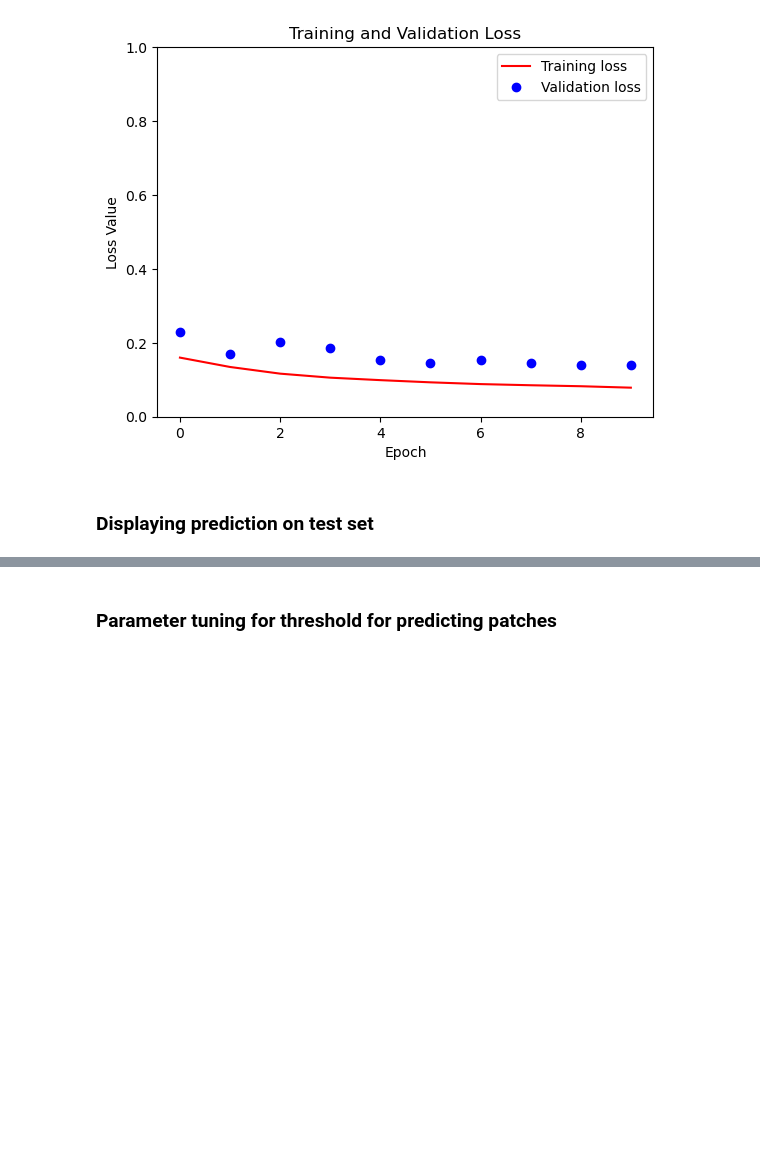
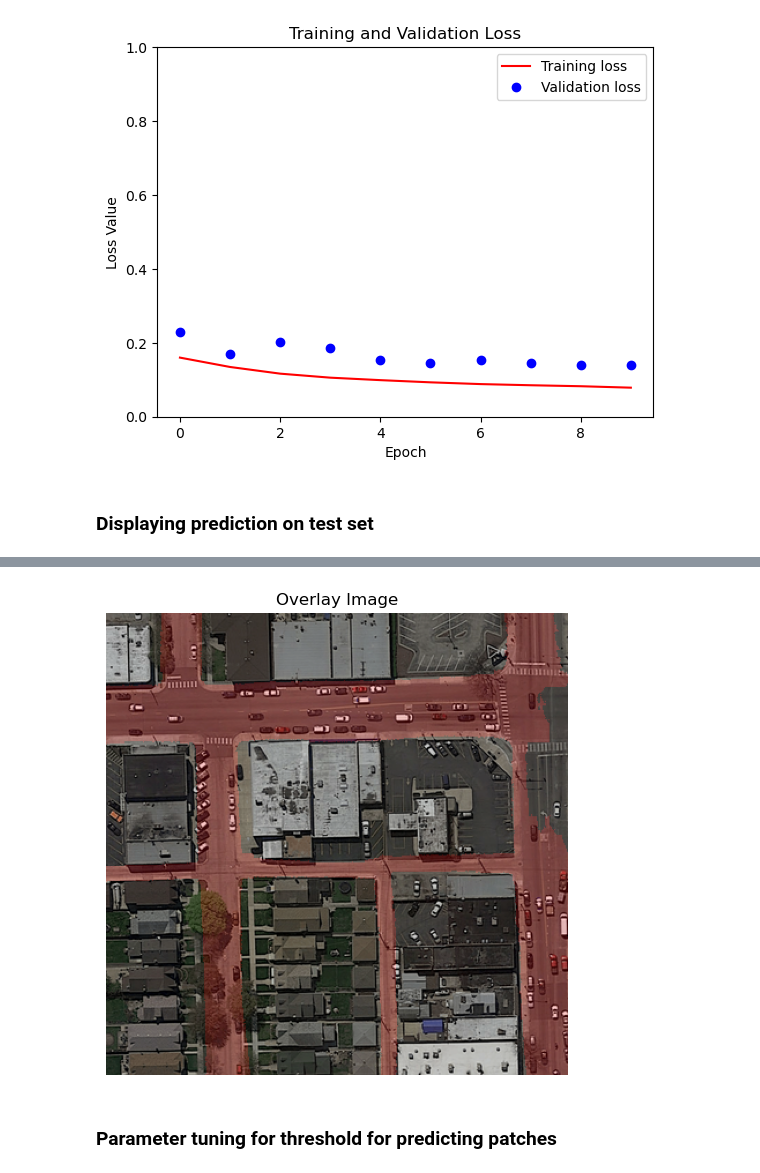
Before and after one commit to haraldhob/ML_course, a Jupyter notebook: projects/project2/project_road_segmentation/project 2.ipynb, the cells around one changed output, grey strips where cells are left out. Cells and saved outputs as stored; diff of their text form; code cells hidden in the pictures; blank space fills up the shorter version.

```diff
--- a/projects/project2/project_road_segmentation/project 2.ipynb
+++ b/projects/project2/project_road_segmentation/project 2.ipynb
@@ -692,3 +734,7 @@ display([sample_image, sample_mask, predicted_majority_patches])
+# %%
+display_overlay(sample_image, predicted_mask)
+# %% [output]
+[figure, added]
 # %% [markdown]
 ### Parameter tuning for threshold for predicting patches
 # %%
```
Also changed, not shown: parts of 12 cells of this notebook.
